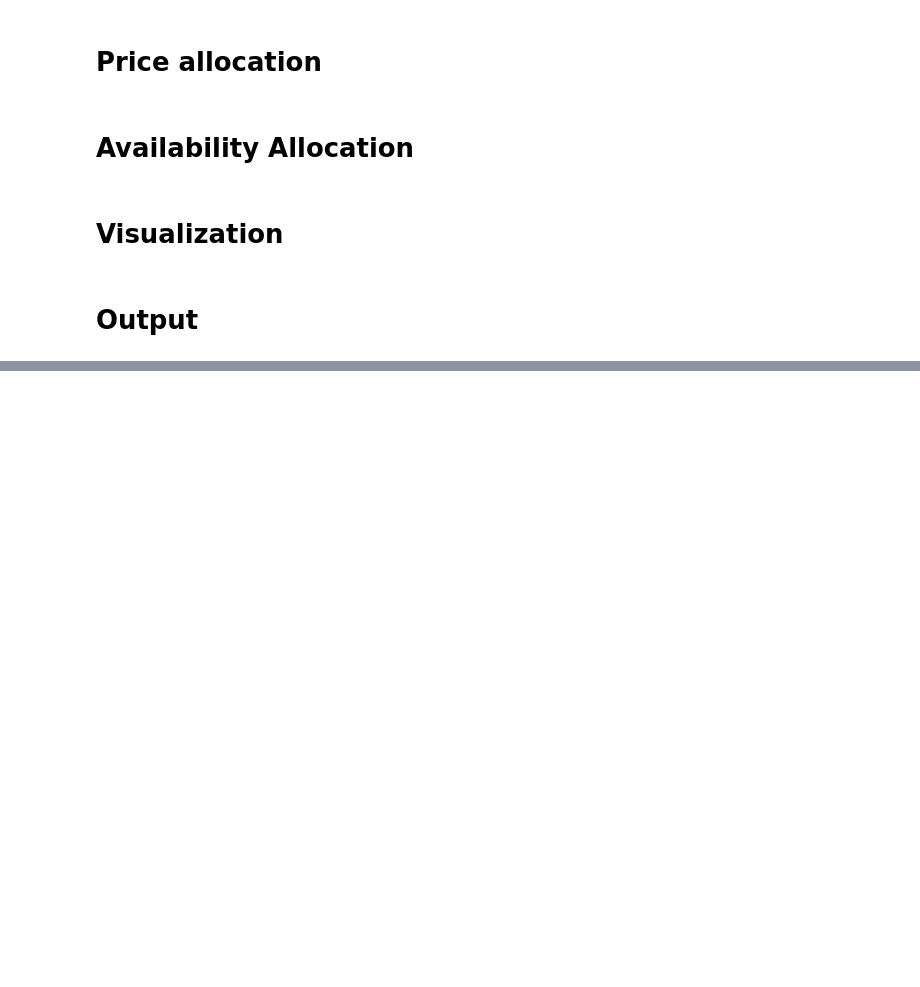
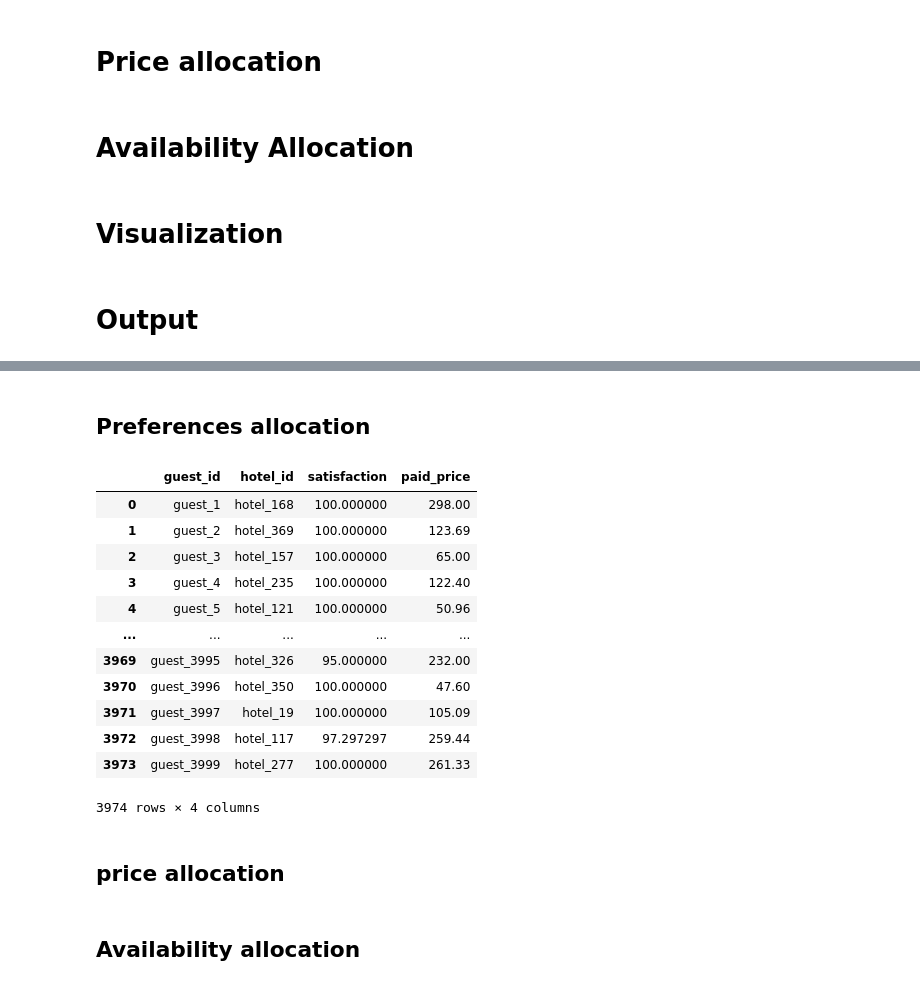
Before and after one commit to sergiopicascia/dscoding-projects, a Jupyter notebook: lejda.kolaveri/hotel.project/hotel/project/HotelProject_presentation.ipynb, the cells around one changed output, grey strips where cells are left out. Saved outputs shown, nothing was run; the diff lists cells and outputs as text; code cells hidden in the pictures; blank space fills up the shorter version.

```diff
--- a/lejda.kolaveri/hotel.project/hotel/project/HotelProject_presentation.ipynb
+++ b/lejda.kolaveri/hotel.project/hotel/project/HotelProject_presentation.ipynb
@@ -150,7 +134,7 @@ class RandomHotelAllocation(HotelAllocation):
 # %% [markdown]
 # Preference Allocation
 # %%
-class PreferencesAllocator:
+class PreferencesAllocator(HotelAllocation):
     def __init__(self, hotels, guests, preferences):
         """Initialize the AvailabilityBasedAllocator.
 
@@ -164,14 +148,6 @@ class PreferencesAllocator:
         self.guests = guests.copy()
         self.preferences = preferences.copy()
 
-    def calculate_satisfaction_percentage(self, guest_id, hotel_id):
-        guest_preferences = self.preferences[self.preferences['guest'] == guest_id].reset_index() #filter preferences for the given guest
-        if guest_preferences.empty:
-            return 100  # No preferences, 100% satisfaction
-
-        index_of_preference = (guest_preferences['hotel'] == hotel_id).idxmax() # Find the index of the allocated hotel in the guest's         preferences
-        satisfaction = round(((len(guest_preferences) - index_of_preference) / len(guest_preferences)) * 100)
-        return satisfaction if satisfaction >= 0 else 0
 
 
     def allocate_and_calculate(self):
@@ -200,9 +176,9 @@ class PreferencesAllocator:
                     paid_price_coefficient = 1 - guest_row['discount']
                     paid_price = preferred_hotel_row['price'] * paid_price_coefficient
 
-                    satisfaction = self.calculate_satisfaction_percentage(guest_id, preferred_hotel_id, self.preferences)
+                    satisfaction = self.calculate_satisfaction_percentage(f"guest_{guest_id}", preferred_hotel_id)
 
-                    allocation_entry = [guest_id, preferred_hotel_id, satisfaction, paid_price]
+                    allocation_entry = [f"guest_{guest_id}", preferred_hotel_id, satisfaction, paid_price]
                     allocation_list.append(allocation_entry)
 
                     break
@@ -399,0 +370,22 @@ main()
+# %% [markdown]
+## Preferences allocation
+# %%
+preferences_allocator = PreferencesAllocator(hotels, guests, preferences)
+p_allocation = preferences_allocator.allocate_and_calculate()
+p_allocation
+# %% [output]
+|  | guest_id | hotel_id | satisfaction | paid_price |
+| 0 | guest_1 | hotel_168 | 100.000000 | 298.00 |
+| 1 | guest_2 | hotel_369 | 100.000000 | 123.69 |
+| 2 | guest_3 | hotel_157 | 100.000000 | 65.00 |
+| 3 | guest_4 | hotel_235 | 100.000000 | 122.40 |
+| 4 | guest_5 | hotel_121 | 100.000000 | 50.96 |
+| ... | ... | ... | ... | ... |
+| 3969 | guest_3995 | hotel_326 | 95.000000 | 232.00 |
+| 3970 | guest_3996 | hotel_350 | 100.000000 | 47.60 |
+| 3971 | guest_3997 | hotel_19 | 100.000000 | 105.09 |
+| 3972 | guest_3998 | hotel_117 | 97.297297 | 259.44 |
+| 3973 | guest_3999 | hotel_277 | 100.000000 | 261.33 |
+3974 rows × 4 columns
+# %% [markdown]
+## price allocation
@@ -399,0 +396,2 @@ main()
+# %% [markdown]
+## Availability allocation
```
Also changed, not shown: parts of 12 cells of this notebook, 3 other files.
